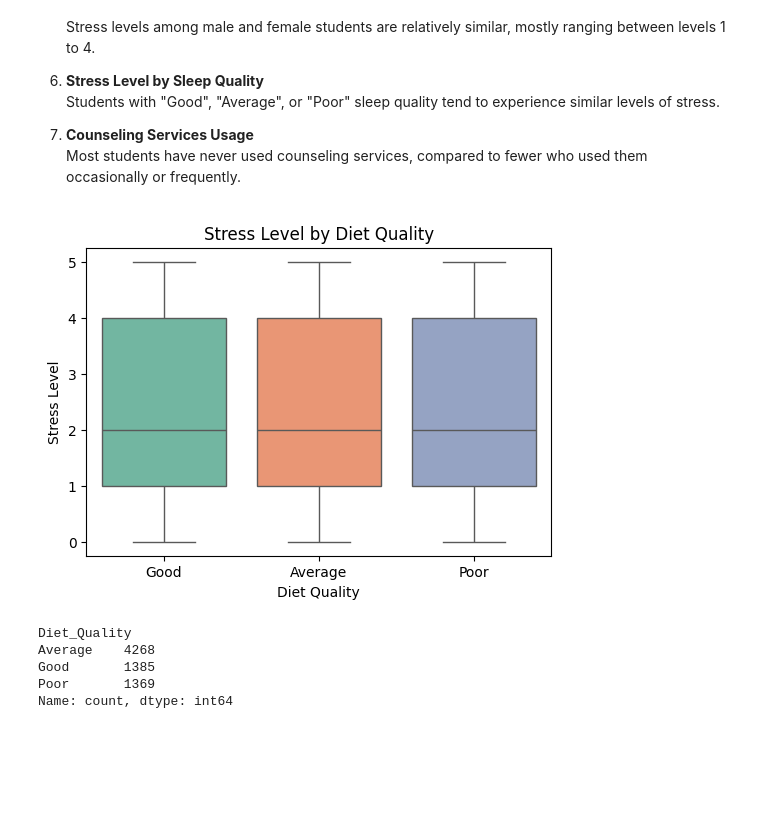
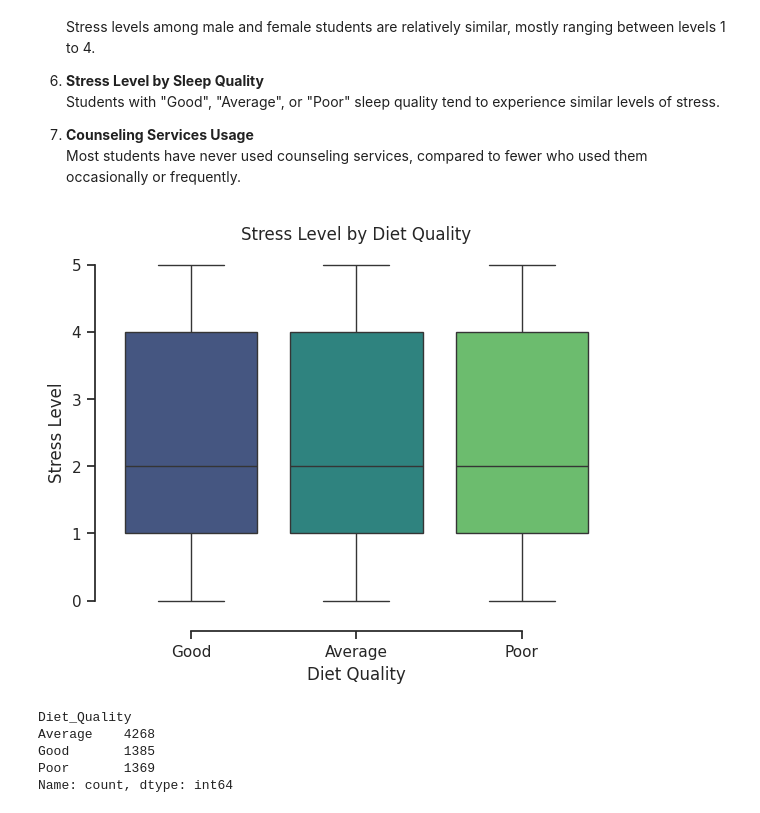
Before and after one commit to Emilianaalia/capstone-project-hacktiv8, a Jupyter notebook: capstone-notebook.ipynb, the cells around one changed output. Drawn from its saved outputs; the diff is of its cells as text; code cells hidden in the pictures; blank space fills up the shorter version.

```diff
--- a/capstone-notebook.ipynb
+++ b/capstone-notebook.ipynb
@@ -179,14 +209,20 @@ plt.show()
 7. **Counseling Services Usage**
    Most students have never used counseling services, compared to fewer who used them occasionally or frequently.
 # %%
-plt.figure(figsize=(6,4))
-sns.boxplot(x='Diet_Quality', y='Stress_Level', data=data, palette='Set2', hue='Diet_Quality', legend=False)
-plt.title('Stress Level by Diet Quality')
-plt.xlabel('Diet Quality')
-plt.ylabel('Stress Level')
+import seaborn as sns
+import matplotlib.pyplot as plt
+sns.set_theme(style="ticks", palette="pastel")
+
+# Use the correct data and remove the irrelevant hue parameter
+sns.boxplot(x="Diet_Quality", y="Stress_Level",
+            data=data, palette='viridis') # Use the 'data' DataFrame and corrected palette argument
+sns.despine(offset=10, trim=True)
+plt.title("Stress Level by Diet Quality")
+plt.xlabel("Diet Quality")
+plt.ylabel("Stress Level")
 plt.show()
 # %% [output]
-[figure, old version]
+[figure, new version]
 # %%
 print(data['Diet_Quality'].value_counts())
 # %% [output]
```
Also changed, not shown: parts of 7 cells of this notebook.
